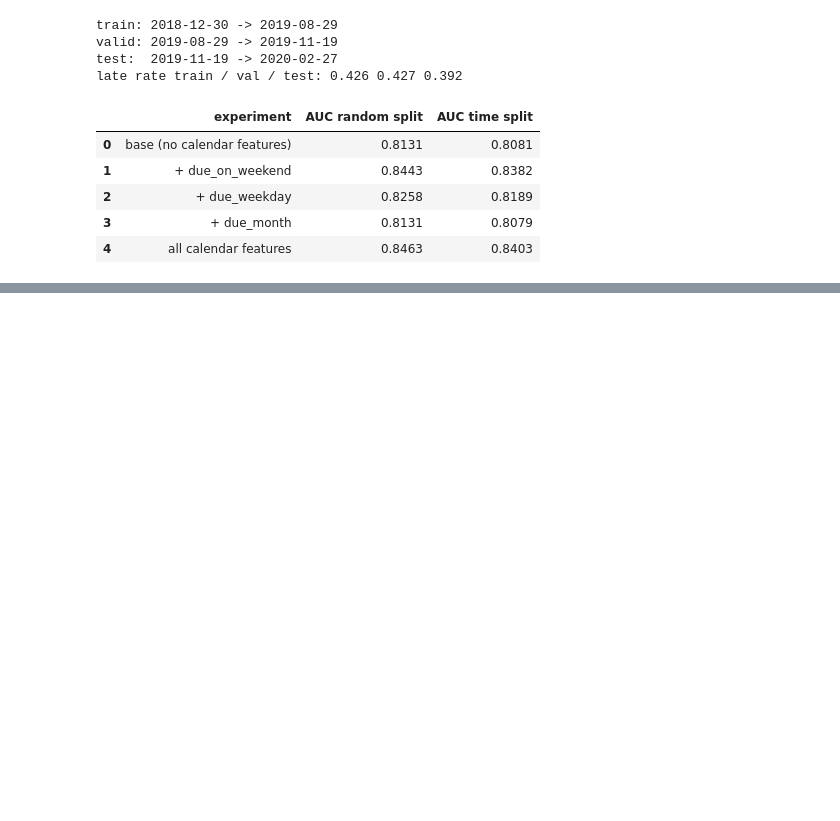
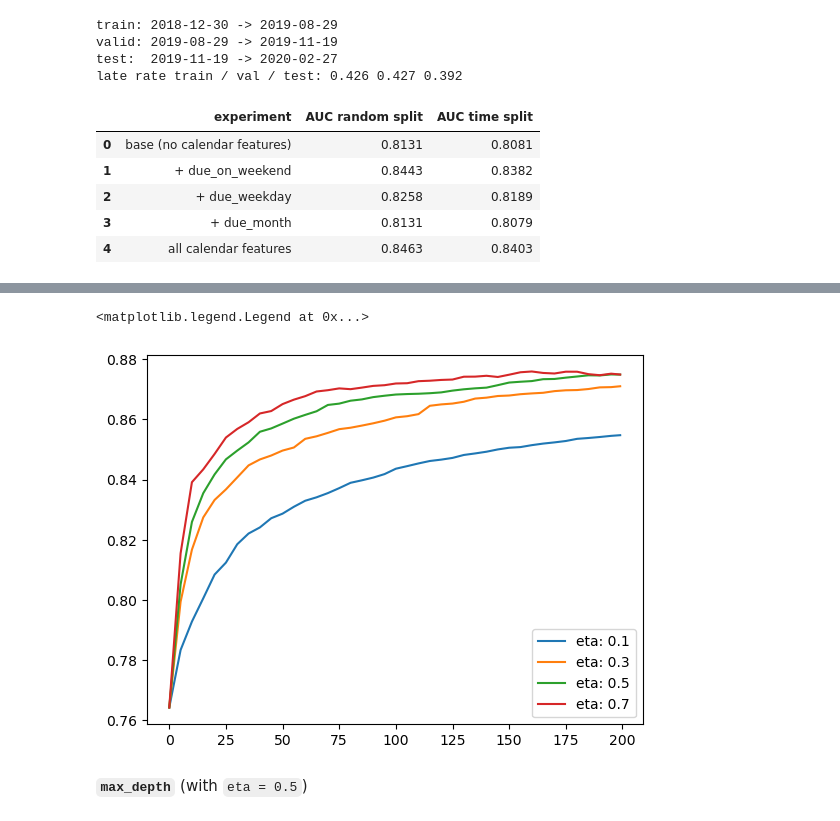
Before and after one commit to orlandoabreugomes/invoice-late-payment-prediction, a Jupyter notebook: notebook.ipynb, the cells around one changed output, grey strips where cells are left out. Drawn from its saved outputs; the diff is of its cells as text; code cells hidden in the pictures; blank space fills up the shorter version.

```diff
--- a/notebook.ipynb
+++ b/notebook.ipynb
@@ -680,0 +1007,2 @@ df_results_split
+# %%
+scores['eta: 0.1'] = parse_xgb_output(output)
@@ -680,0 +1026,2 @@ df_results_split
+# %%
+scores['eta: 0.3'] = parse_xgb_output(output)
@@ -680,0 +1045,2 @@ df_results_split
+# %%
+scores['eta: 0.5'] = parse_xgb_output(output)
@@ -680,0 +1064,12 @@ df_results_split
+# %%
+scores['eta: 0.7'] = parse_xgb_output(output)
+# %%
+for eta, df_score in scores.items():
+    plt.plot(df_score.num_iter, df_score.val_auc, label=eta)
+
+plt.legend()
+# %% [output]
+<matplotlib.legend.Legend at 0x...>
+[figure, added]
+# %% [markdown]
+**`max_depth`** (with `eta = 0.5`)
```
Also changed, not shown: parts of 82 cells of this notebook, 8 other files.
